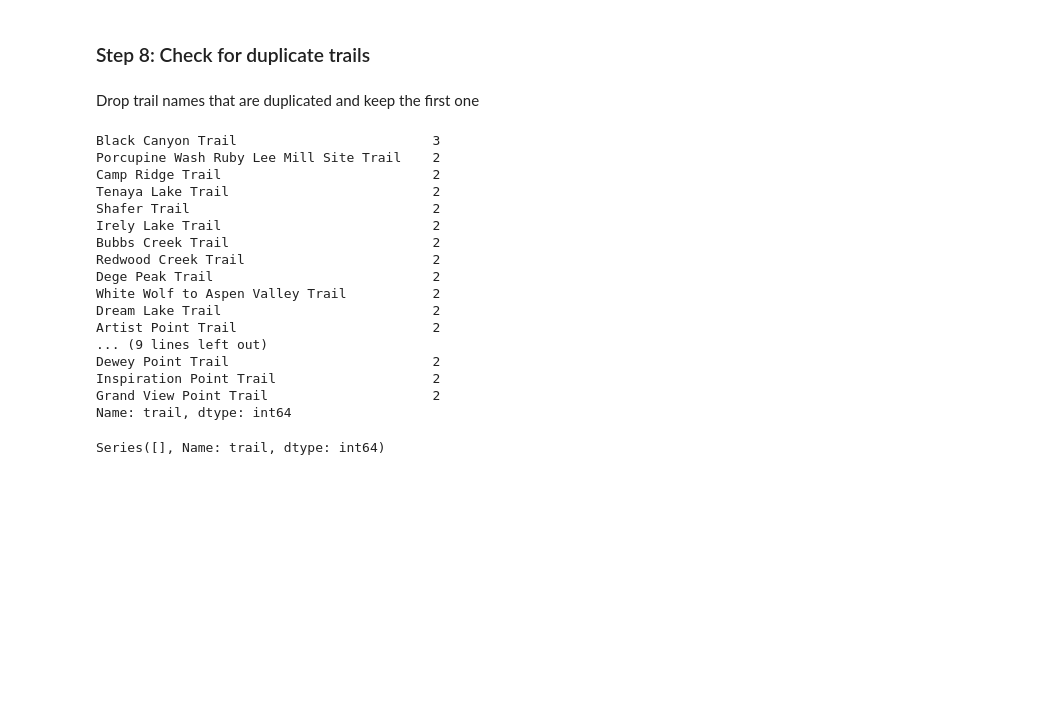
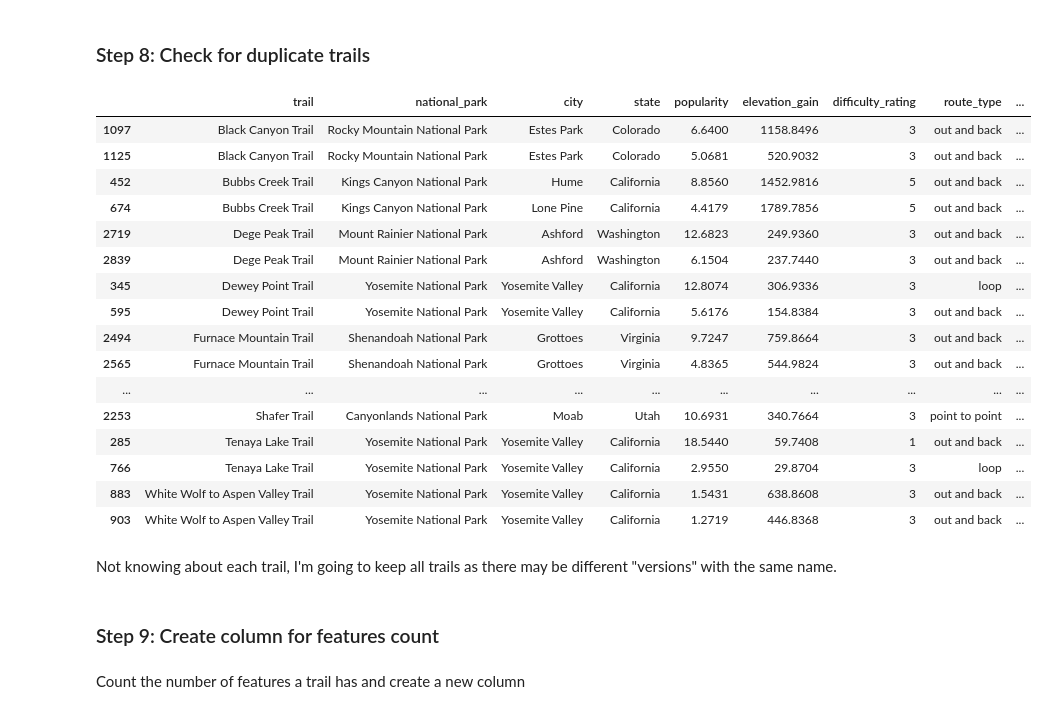
Before and after one commit to catie-williams/bu-dsc, a Jupyter notebook: DSC540/Term Paper/Term_Project_CableKimberly.ipynb, the cells around one changed output. Saved outputs shown, nothing was run; the diff lists cells and outputs as text; code cells hidden in the pictures; blank space fills up the shorter version.

```diff
--- a/DSC540/Term Paper/Term_Project_CableKimberly.ipynb
+++ b/DSC540/Term Paper/Term_Project_CableKimberly.ipynb
@@ -486,26 +486,3 @@ lon                  0
 dtype: int64
 # %% [markdown]
 ### Step 8: Check for duplicate trails
-# %% [markdown]
-Drop trail names that are duplicated and keep the first one
-# %%
-# Check duplicate trail names
-trails_cleaned.trail.value_counts().loc[lambda x: x > 1]
-# %% [output]
-Black Canyon Trail                         3
-Porcupine Wash Ruby Lee Mill Site Trail    2
-Camp Ridge Trail                           2
-Tenaya Lake Trail                          2
-Shafer Trail                               2
-Irely Lake Trail                           2
-Bubbs Creek Trail                          2
-Redwood Creek Trail                        2
-Dege Peak Trail                            2
-White Wolf to Aspen Valley Trail           2
-Dream Lake Trail                           2
-Artist Point Trail                         2
-... (9 lines left out)
-Dewey Point Trail                          2
-Inspiration Point Trail                    2
-Grand View Point Trail                     2
-Name: trail, dtype: int64
@@ -514,5 +489,26 @@ trails_cleaned.drop_duplicates(['trail'], keep = 'first', inplace = True)
-# %%
-# Check duplicate trail names
-trails_cleaned.trail.value_counts().loc[lambda x: x > 1]
-# %% [output]
-Series([], Name: trail, dtype: int64)
+# %%
+pd.concat(dup for _, dup in trails_cleaned.groupby(["trail", "national_park"]) if len(dup) > 1)
+# %% [output]
+|  | trail | national_park | city | state | popularity | elevation_gain | difficulty_rating | route_type | ... |
+| 1097 | Black Canyon Trail | Rocky Mountain National Park | Estes Park | Colorado | 6.6400 | 1158.8496 | 3 | out and back | ... |
+| 1125 | Black Canyon Trail | Rocky Mountain National Park | Estes Park | Colorado | 5.0681 | 520.9032 | 3 | out and back | ... |
+| 452 | Bubbs Creek Trail | Kings Canyon National Park | Hume | California | 8.8560 | 1452.9816 | 5 | out and back | ... |
+| 674 | Bubbs Creek Trail | Kings Canyon National Park | Lone Pine | California | 4.4179 | 1789.7856 | 5 | out and back | ... |
+| 2719 | Dege Peak Trail | Mount Rainier National Park | Ashford | Washington | 12.6823 | 249.9360 | 3 | out and back | ... |
+| 2839 | Dege Peak Trail | Mount Rainier National Park | Ashford | Washington | 6.1504 | 237.7440 | 3 | out and back | ... |
+| 345 | Dewey Point Trail | Yosemite National Park | Yosemite Valley | California | 12.8074 | 306.9336 | 3 | loop | ... |
+| 595 | Dewey Point Trail | Yosemite National Park | Yosemite Valley | California | 5.6176 | 154.8384 | 3 | out and back | ... |
+| 2494 | Furnace Mountain Trail | Shenandoah National Park | Grottoes | Virginia | 9.7247 | 759.8664 | 3 | out and back | ... |
+| 2565 | Furnace Mountain Trail | Shenandoah National Park | Grottoes | Virginia | 4.8365 | 544.9824 | 3 | out and back | ... |
+| ... | ... | ... | ... | ... | ... | ... | ... | ... | ... |
+| 2253 | Shafer Trail | Canyonlands National Park | Moab | Utah | 10.6931 | 340.7664 | 3 | point to point | ... |
+| 285 | Tenaya Lake Trail | Yosemite National Park | Yosemite Valley | California | 18.5440 | 59.7408 | 1 | out and back | ... |
+| 766 | Tenaya Lake Trail | Yosemite National Park | Yosemite Valley | California | 2.9550 | 29.8704 | 3 | loop | ... |
+| 883 | White Wolf to Aspen Valley Trail | Yosemite National Park | Yosemite Valley | California | 1.5431 | 638.8608 | 3 | out and back | ... |
+| 903 | White Wolf to Aspen Valley Trail | Yosemite National Park | Yosemite Valley | California | 1.2719 | 446.8368 | 3 | out and back | ... |
+# %% [markdown]
+Not knowing about each trail, I'm going to keep all trails as there may be different "versions" with the same name.
+# %% [markdown]
+### Step 9: Create column for features count
+# %% [markdown]
+Count the number of features a trail has and create a new column
```
Also changed, not shown: parts of 19 cells of this notebook, 10 other files.
